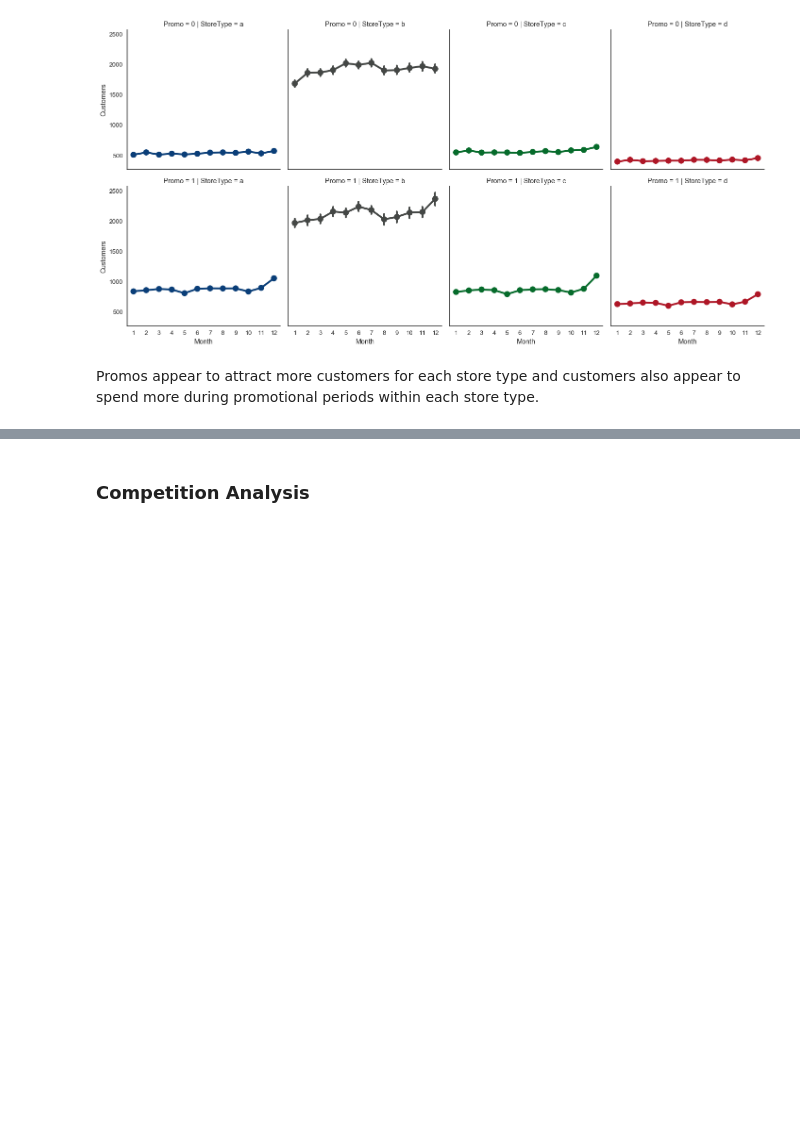
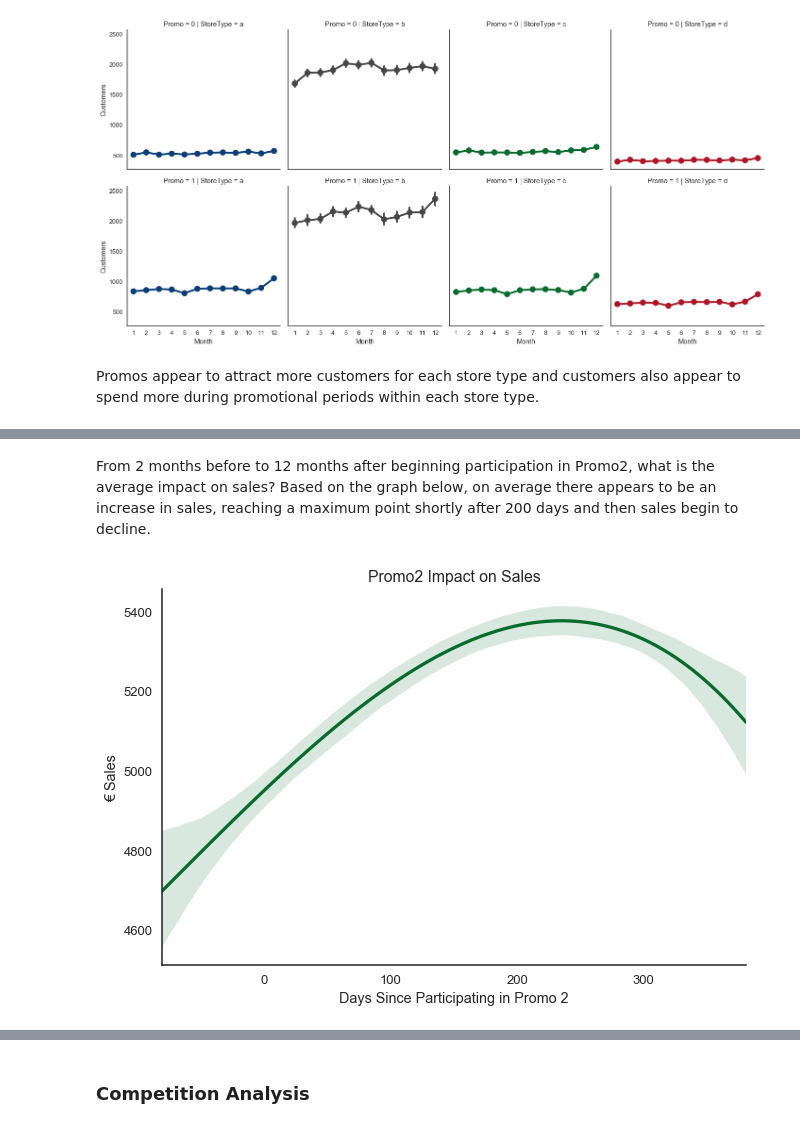
Before and after one commit to nurudeensulaimon/EDA, a Jupyter notebook: Exploratory Data Analysis Aaron.ipynb, the cells around one changed output, grey strips where cells are left out. Cells and saved outputs as stored; diff of their text form; code cells hidden in the pictures; blank space fills up the shorter version.

```diff
--- a/Exploratory Data Analysis Aaron.ipynb
+++ b/Exploratory Data Analysis Aaron.ipynb
@@ -573,0 +640,21 @@ Promos appear to attract more customers for each store type and customers also a
+# %%
+promo2 = merged_data[merged_data['Promo2'] == 1]
+promo2 = promo2[(promo2['Days_Promo2_Participating'] >= -60) & \
+               (promo2['Days_Promo2_Participating'] <= 360)]
+# %% [markdown]
+From 2 months before to 12 months after beginning participation in Promo2, what is the average impact on sales? Based on the graph below, on average there appears to be an increase in sales, reaching a maximum point shortly after 200 days and then sales begin to decline.
+# %%
+g = sns.lmplot(x = 'Days_Promo2_Participating',
+              y = 'Sales',
+              data = promo2,
+              order = 3,
+              size = 5,
+              aspect = 1.5,
+              scatter = False,
+              line_kws={'color': pal[0]})
+
+plt.xlabel('Days Since Participating in Promo 2')
+plt.ylabel('€ Sales')
+plt.title('Promo2 Impact on Sales');
+# %% [output]
+[figure, added]
```
Also changed, not shown: parts of 52 cells of this notebook.
